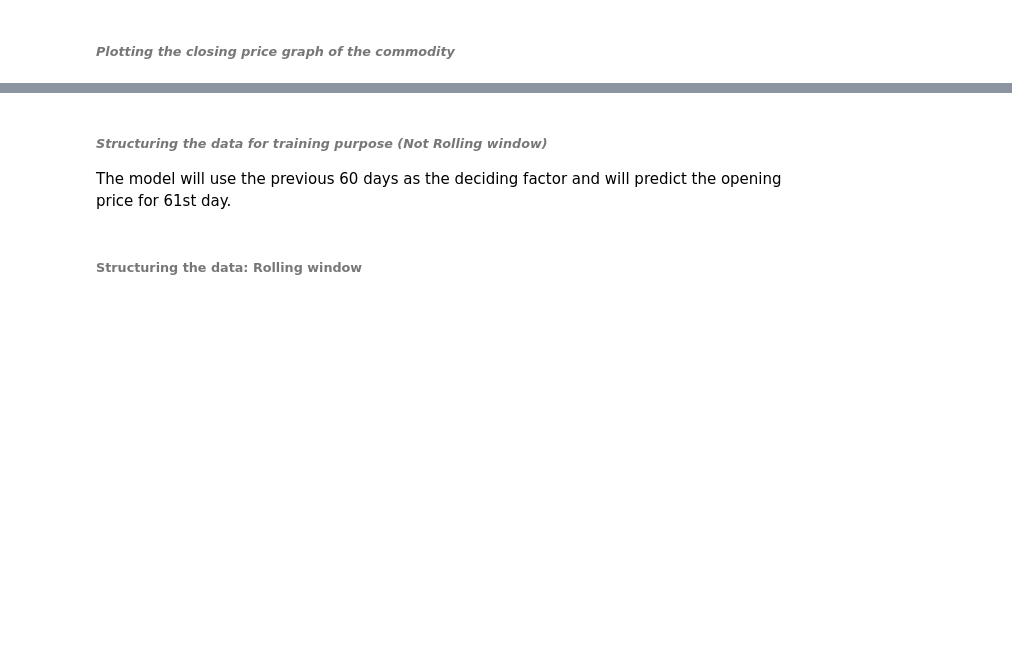
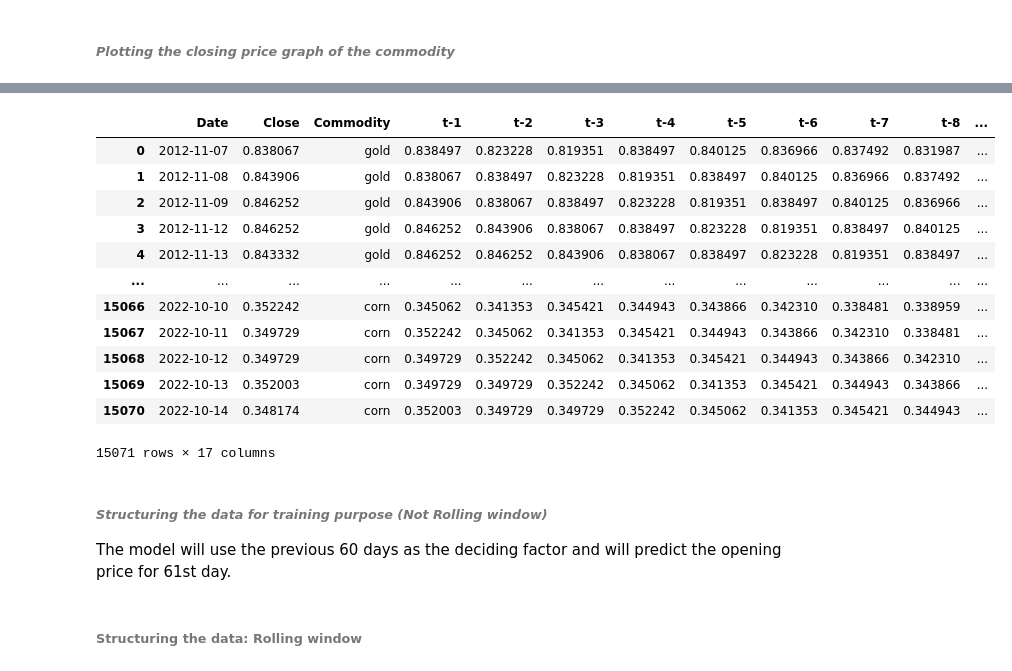
Before and after one commit to esr-zh/Commodity-Price-Prediction-Using-Deep-Learning, a Jupyter notebook: code/lstm-multivariate-prediction.ipynb, the cells around one changed output, grey strips where cells are left out. Drawn from its saved outputs; the diff is of its cells as text; code cells hidden in the pictures; blank space fills up the shorter version.

```diff
--- a/code/lstm-multivariate-prediction.ipynb
+++ b/code/lstm-multivariate-prediction.ipynb
@@ -73,0 +82,6 @@ Text(0, 0.5, 'Prices ($)')
+# %%
+commodity_data.drop(['Open', 'High', 'Low', 'Adj Close', 'Volume'], axis=1, inplace=True)
+for i in range(1, 15):
+    commodity_data['t-' + str(i)] = commodity_data['Close'].shift(i)
+
+commodity_data.head()
@@ -73,0 +96,4 @@ Text(0, 0.5, 'Prices ($)')
+# %%
+print(commodity_data.isnull().sum()) #check how many null values are in out dataset
+commodity_data.dropna(inplace=True)
+commodity_data.head()
@@ -83,3 +134,30 @@ train_data = scaled_data[0: training_data_len, :]
+# %%
+scaler = MinMaxScaler()
+commodity_data['Close'] = scaler.fit_transform(commodity_data[['Close']])
+commodity_data[['t-1', 't-2', 't-3', 't-4','t-5', 't-6','t-7', 't-8','t-9', 't-10','t-11', 't-12', 't-13', 't-14']] = scaler.fit_transform(commodity_data[['t-1', 't-2', 't-3', 't-4','t-5', 't-6','t-7', 't-8','t-9', 't-10','t-11', 't-12', 't-13', 't-14']])
+from sklearn.model_selection import train_test_split
+
+X = commodity_data.drop(['Close', 'Commodity'], axis=1)
+y = commodity_data['Close']
+
+X_train, X_test, y_train, y_test = train_test_split(X, y, test_size=0.2, random_state=42)
+# %%
+commodity_data.reset_index()
+#commodity_data['Date']
+# %% [output]
+|  | Date | Close | Commodity | t-1 | t-2 | t-3 | t-4 | t-5 | t-6 | t-7 | t-8 | ... |
+| 0 | 2012-11-07 | 0.838067 | gold | 0.838497 | 0.823228 | 0.819351 | 0.838497 | 0.840125 | 0.836966 | 0.837492 | 0.831987 | ... |
+| 1 | 2012-11-08 | 0.843906 | gold | 0.838067 | 0.838497 | 0.823228 | 0.819351 | 0.838497 | 0.840125 | 0.836966 | 0.837492 | ... |
+| 2 | 2012-11-09 | 0.846252 | gold | 0.843906 | 0.838067 | 0.838497 | 0.823228 | 0.819351 | 0.838497 | 0.840125 | 0.836966 | ... |
+| 3 | 2012-11-12 | 0.846252 | gold | 0.846252 | 0.843906 | 0.838067 | 0.838497 | 0.823228 | 0.819351 | 0.838497 | 0.840125 | ... |
+| 4 | 2012-11-13 | 0.843332 | gold | 0.846252 | 0.846252 | 0.843906 | 0.838067 | 0.838497 | 0.823228 | 0.819351 | 0.838497 | ... |
+| ... | ... | ... | ... | ... | ... | ... | ... | ... | ... | ... | ... | ... |
+| 15066 | 2022-10-10 | 0.352242 | corn | 0.345062 | 0.341353 | 0.345421 | 0.344943 | 0.343866 | 0.342310 | 0.338481 | 0.338959 | ... |
+| 15067 | 2022-10-11 | 0.349729 | corn | 0.352242 | 0.345062 | 0.341353 | 0.345421 | 0.344943 | 0.343866 | 0.342310 | 0.338481 | ... |
+| 15068 | 2022-10-12 | 0.349729 | corn | 0.349729 | 0.352242 | 0.345062 | 0.341353 | 0.345421 | 0.344943 | 0.343866 | 0.342310 | ... |
+| 15069 | 2022-10-13 | 0.352003 | corn | 0.349729 | 0.349729 | 0.352242 | 0.345062 | 0.341353 | 0.345421 | 0.344943 | 0.343866 | ... |
+| 15070 | 2022-10-14 | 0.348174 | corn | 0.352003 | 0.349729 | 0.349729 | 0.352242 | 0.345062 | 0.341353 | 0.345421 | 0.344943 | ... |
+15071 rows × 17 columns
 # %% [markdown]
 ###### *Structuring the data for training purpose (Not Rolling window)*
 The model will use the previous 60 days as the deciding factor and will predict the opening price for 61st day.
```
Also changed, not shown: parts of 18 cells of this notebook.
